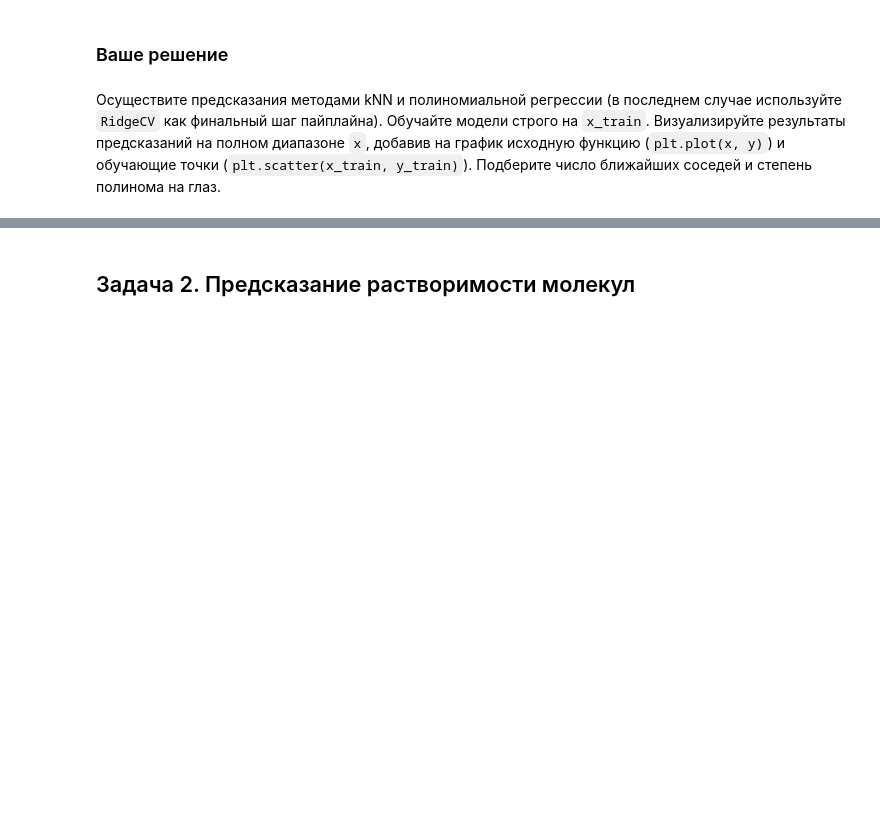
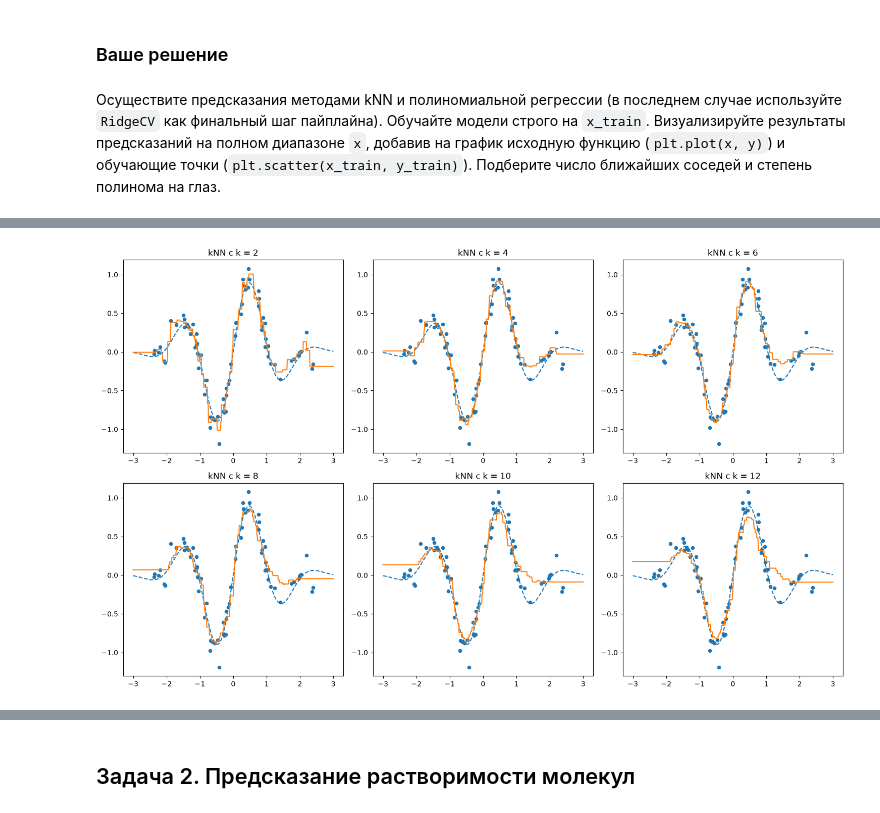
Before and after one commit to Art-Anastasia/sirius-machine-learning-2026, a Jupyter notebook: Homeworks/HW2_kNN_LinReg.ipynb, the cells around one changed output, grey strips where cells are left out. Drawn from its saved outputs; the diff is of its cells as text; code cells hidden in the pictures; blank space fills up the shorter version.

```diff
--- a/Homeworks/HW2_kNN_LinReg.ipynb
+++ b/Homeworks/HW2_kNN_LinReg.ipynb
@@ -85,0 +107,27 @@ pipe = Pipeline([
+# %%
+fig, axes = plt.subplots(2, 3, figsize=(15, 9))
+k_list = [i for i in range(2, 13, 2)]
+
+
+for n, k in enumerate(k_list):
+    j = n%3
+    i = n//3
+
+    pipe_KNN = Pipeline([
+    ('scale', StandardScaler()),
+    ('reg', kNN(n_neighbors=k))
+    ])
+
+    pipe_KNN.fit(x_train.reshape(-1, 1), y_train)
+    y_knn_pred = pipe_KNN.predict(x.reshape(-1, 1))
+
+    axes[i, j].plot(x, y, '--', label='Исходная функция')
+    axes[i, j].scatter(x_train, y_train, s=20, label='Обучающие точки')
+    axes[i, j].plot(x, y_knn_pred, label=f'kNN с k = {k}')
+    axes[i, j].set_title(f'kNN с k = {k}')
+    fig.tight_layout()
+
+
+plt.show()
+# %% [output]
+[figure, added]
```
Also changed, not shown: parts of 11 cells of this notebook, 4 other files.
